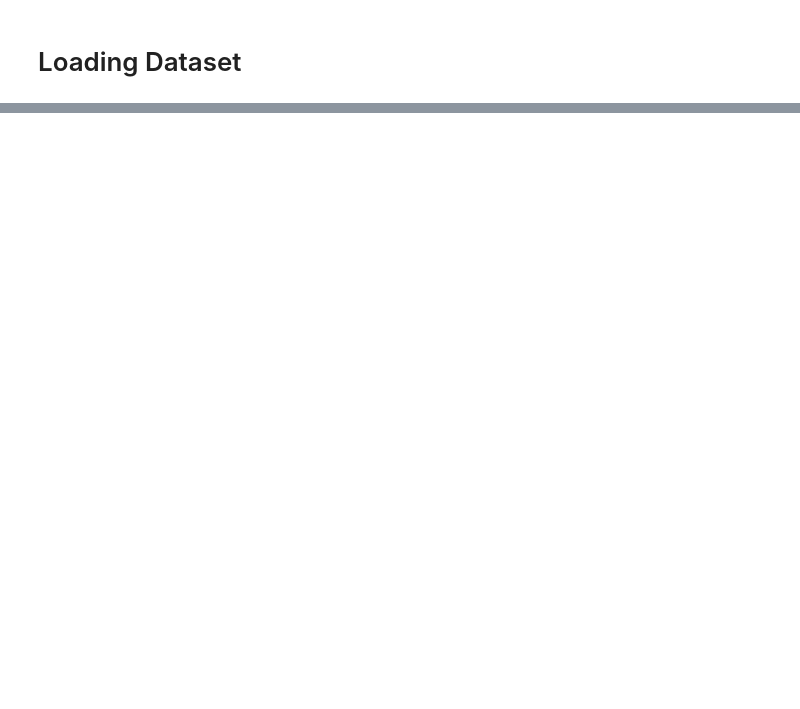
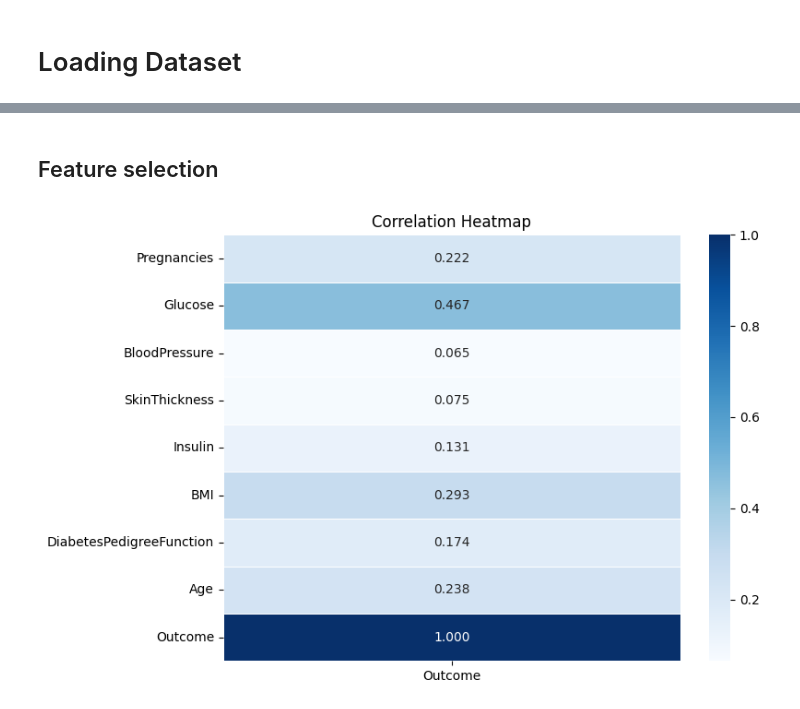
Before and after one commit to TaiDepZai999-uit-aic/CS115, a Jupyter notebook: random_forest.ipynb, the cells around one changed output, grey strips where cells are left out. Drawn from its saved outputs; the diff is of its cells as text; code cells hidden in the pictures; blank space fills up the shorter version.

```diff
--- a/random_forest.ipynb
+++ b/random_forest.ipynb
@@ -133,0 +53,3 @@ plt.show()
+# %%
+diabetes = diabetes[diabetes["BMI"] < 4333.1]
+diabetes[diabetes["BMI"] >= 4333.1]
@@ -133,0 +58,3 @@ plt.show()
+# %%
+diabetes = diabetes[diabetes["BloodPressure"] < 722]
+diabetes[diabetes["BloodPressure"] >= 722]
@@ -133,0 +63,3 @@ plt.show()
+# %%
+diabetes = diabetes[diabetes["Glucose"] < 830]
+diabetes[diabetes["Glucose"] >= 830]
@@ -133,0 +68,3 @@ plt.show()
+# %%
+diabetes = diabetes[diabetes["Outcome"] < 2]
+diabetes[diabetes["Outcome"] >= 2]
@@ -133,0 +243,11 @@ plt.show()
+# %% [markdown]
+## Feature selection
+# %%
+corr_matrix = diabetes.corr()
+corr_matrix = corr_matrix["Outcome"].to_frame()
+plt.figure(figsize=(8, 6))
+sns.heatmap(corr_matrix, annot=True, cmap='Blues', fmt='.3f', linewidths=0.5)
+plt.title('Correlation Heatmap')
+plt.show()
+# %% [output]
+[figure, added]
```
Also changed, not shown: parts of 57 cells of this notebook.
